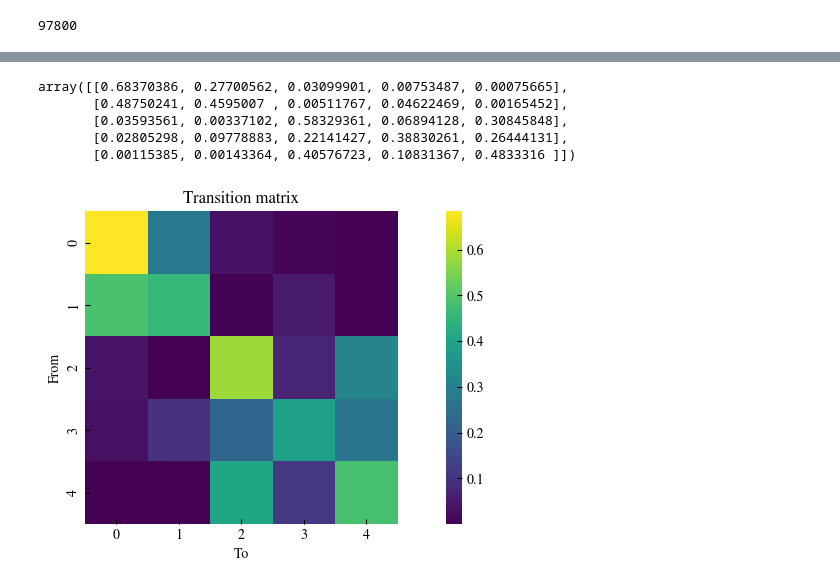
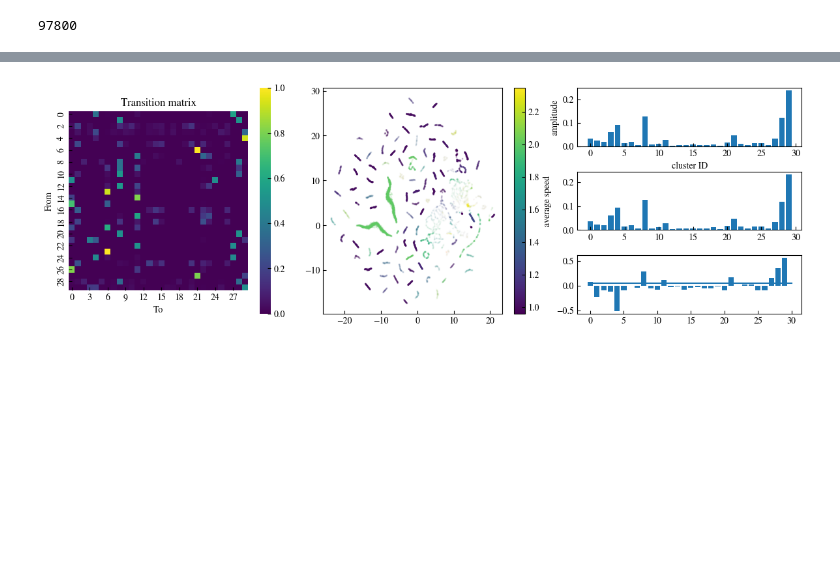
Before and after one commit to HugoLeRoy94/ClusterAnalysis, a Jupyter notebook: unit_test/test_embedding_toy_model.ipynb, the cells around one changed output, grey strips where cells are left out. Cells and saved outputs as stored; diff of their text form; code cells hidden in the pictures; blank space fills up the shorter version.

```diff
--- a/unit_test/test_embedding_toy_model.ipynb
+++ b/unit_test/test_embedding_toy_model.ipynb
@@ -58,7 +58,8 @@ ax2.set_yticks([-3,0,3])
 #emb = Embedding(df,
 #                columns=['speed','curvature_angle','abs_torsion_angle'],
 #                ID_NAME='label')
-emb = EmbeddingPosition(df,columns=['speed'],columns_translated=['x','y','z'],ID_NAME='label')
+#emb = EmbeddingPosition(df,columns=['speed'],columns_translated=['x','y','z'],ID_NAME='label')
+emb = EmbeddingPosition(df,columns=[],columns_translated=['x','y','z'],ID_NAME='label')
 #emb = Embedding(df,
 #                columns=['speed','curvature_angle'],ID_NAME='label')
 # %%
@@ -133,13 +134,12 @@ reduced_centers = reduced_all[N:N + emb.cluster_centers_.shape[0]]
 # %%
 fig,ax = plt.subplots(ncols=2,figsize=(8,4))
 
-#speedx = emb.flatten_embedding_matrix[indices,0::3][:,1:] - emb.flatten_embedding_matrix[indices,0::3][:,:-1]
-#speedy = emb.flatten_embedding_matrix[indices,1::3][:,1:] - emb.flatten_embedding_matrix[indices,1::3][:,:-1]
-#speedz = emb.flatten_embedding_matrix[indices,2::3][:,1:] - emb.flatten_embedding_matrix[indices,2::3][:,:-1]
-#speed = np.mean(np.linalg.norm(np.array([speedx,speedy,speedz]).T,axis=2),axis=0)
-#print(speed.shape)
-#color_values=speed
-color_values = np.mean(emb.flatten_embedding_matrix[indices, 0::4], axis=1)
+speedx = emb.flatten_embedding_matrix[indices,0::3][:,1:] - emb.flatten_embedding_matrix[indices,0::3][:,:-1]
+speedy = emb.flatten_embedding_matrix[indices,1::3][:,1:] - emb.flatten_embedding_matrix[indices,1::3][:,:-1]
+speedz = emb.flatten_embedding_matrix[indices,2::3][:,1:] - emb.flatten_embedding_matrix[indices,2::3][:,:-1]
+speed = np.mean(np.linalg.norm(np.array([speedx,speedy,speedz]).T,axis=2),axis=0)
+color_values=speed
+#color_values = np.mean(emb.flatten_embedding_matrix[indices, 0::4], axis=1)
 sc = ax[0].scatter(reduced_points[:,0],reduced_points[:,1],c = color_values,s=1.,alpha=1,rasterized=True)
 #ax = use_mpl_scatter_density(fig, reduced_points[:,0],reduced_points[:,1],dpi=10,nrows=1,pos=1,colorbar=None)
 #for i in range(reduced_centers.shape[0]):
@@ -181,7 +181,7 @@ for tau in taus:
     eig_val,eig_vec = np.linalg.eig(emb.P.T)
     real_spectrum = np.abs(np.real(eig_val))
     # sort the eigen system according to the value of the real part
-    eig_vec = eig_vec[np.argsort(real_spectrum)]
+    eig_vec = eig_vec[:,np.argsort(real_spectrum)]#/np.sum(eig_vec[:,np.argsort(real_spectrum)],axis=1)
     real_spectrum = real_spectrum[np.argsort(real_spectrum)]
     lambda_tau.append(real_spectrum[-10:])
 lambda_tau=np.array(lambda_tau)
@@ -198,15 +203,50 @@ plt.legend()
 # %%
-emb.make_transition_matrix(tau=3)
-fig, axs = plt.subplots(1, 1, figsize=(10, 4))
-plot_transition_matrix(emb.Pr, ax=axs)
-#plot_distribution(emb.pi, ax=axs[1])
+emb.make_transition_matrix(tau=10)
+emb.reversibilized_matrix()
+
+# look at the distribution of points in the clusters
+unique_labels, counts = np.unique(emb.labels, return_counts=True)
+cluster_counts = dict(zip(unique_labels, counts))
+count_for_color = np.array(list(cluster_counts.values()))/np.sum(list(cluster_counts.values()))
+
+import matplotlib.gridspec as gridspec
+
+fig = plt.figure(figsize=(12, 4))
+gs = gridspec.GridSpec(3, 3, height_ratios=[1, 1,1], width_ratios=[1, 1, 1])
+ax0 = fig.add_subplot(gs[:,0])
+ax1 = fig.add_subplot(gs[:,1])
+ax02 = fig.add_subplot(gs[0,2])
+ax12 = fig.add_subplot(gs[1,2])
+ax22 = fig.add_subplot(gs[2,2])
+
+val,vec = np.linalg.eig(emb.Pr.T)
+vec = vec[:,np.argsort(val)]
+val  = val[np.argsort(val)]
+ss = np.abs(np.real(eig_vec[:,-1]))
+ss = ss/np.sum(ss)
+
+
+plot_transition_matrix(emb.P, ax=ax0)
 plt.tight_layout()
-#plt.savefig('transition_matrix.svg',transparent=True,bbox_inches='tight')
-emb.reversibilized_matrix()
+
+color_values = speed#np.mean(emb.flatten_embedding_matrix[indices, 0::4], axis=1)
+alpha = [count_for_color[lab] for lab in emb.labels[indices]]
+sc = ax1.scatter(reduced_points[:,0],reduced_points[:,1],c = color_values,s=1.,alpha=alpha,rasterized=True,cmap='viridis')
+cbar = fig.colorbar(sc, ax=ax1)
+cbar.set_label('average speed')
+
+ax02.bar(np.arange(0,ss.shape[0],1),ss)
+ax02.set_xlabel('cluster ID')
+ax02.set_ylabel('amplitude')
+
+
+ax12.bar(list(cluster_counts.keys()),np.array(list(cluster_counts.values()))/np.sum(list(cluster_counts.values())))
+
+slow = np.real(eig_vec[:,-2])
+#slow = slow/np.sum(slow)
+ax22.bar(np.arange(0,slow.shape[0],1),slow)
+ax22.plot([0,30],[0.05,0.05])
+
+plt.show()
 # %% [output]
-array([[0.68370386, 0.27700562, 0.03099901, 0.00753487, 0.00075665],
-       [0.48750241, 0.4595007 , 0.00511767, 0.04622469, 0.00165452],
-       [0.03593561, 0.00337102, 0.58329361, 0.06894128, 0.30845848],
-       [0.02805298, 0.09778883, 0.22141427, 0.38830261, 0.26444131],
-       [0.00115385, 0.00143364, 0.40576723, 0.10831367, 0.4833316 ]])
-[figure, old version]
+[figure, new version]
```
Also changed, not shown: parts of 24 cells of this notebook, 2 other files.
